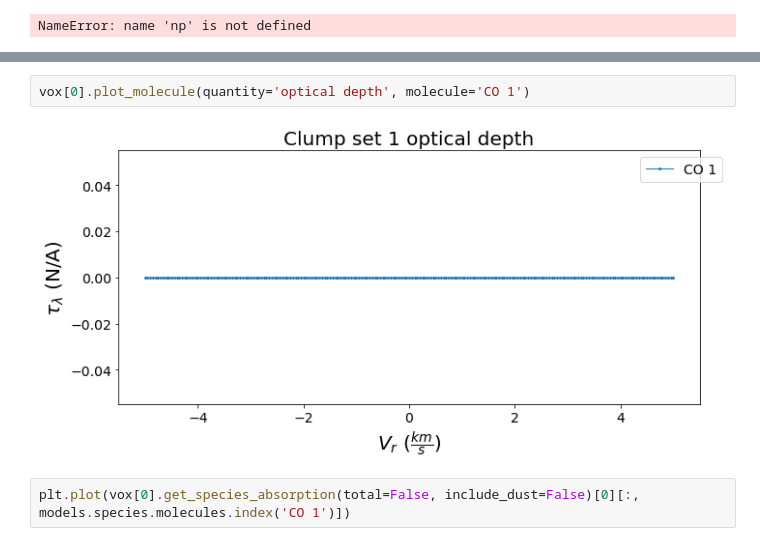
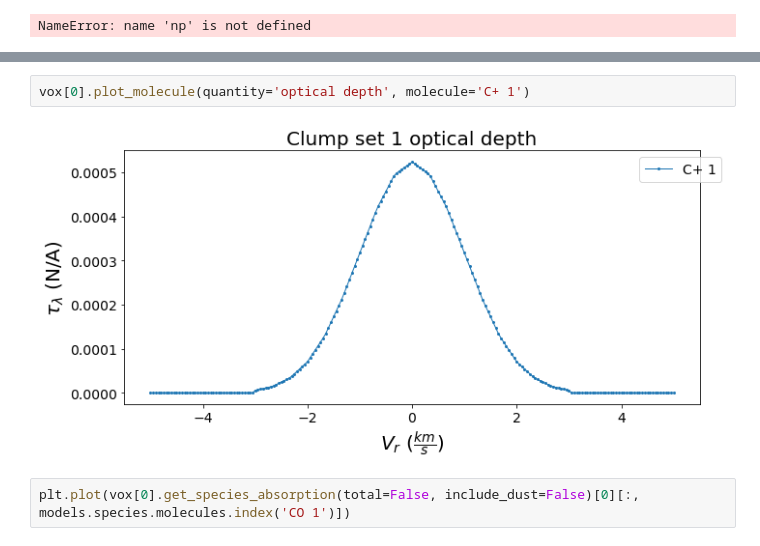
Before and after one commit to CraigYanitski/kosmatau3d, a Jupyter notebook: notebooks/full model/radiative-transfer.ipynb, the cells around one changed output, grey strips where cells are left out. Saved outputs shown, nothing was run; the diff lists cells and outputs as text.

```diff
--- a/notebooks/full model/radiative-transfer.ipynb
+++ b/notebooks/full model/radiative-transfer.ipynb
@@ -354,9 +335,9 @@ Maximum emissivity:
 Maximum absorption:
   1  ->  C+ 1 -4.6454e-01,  CO 1 1.3615e-06
 # %%
-vox[0].plot_molecule(quantity='optical depth', molecule='CO 1')
+vox[0].plot_molecule(quantity='optical depth', molecule='C+ 1')
 # %% [output]
-[figure, old version]
+[figure, new version]
 # %%
 plt.plot(vox[0].get_species_absorption(total=False, include_dust=False)[0][:, models.species.molecules.index('CO 1')])
 # %% [output]
```
Also changed, not shown: parts of 10 cells of this notebook, 2 other files.
